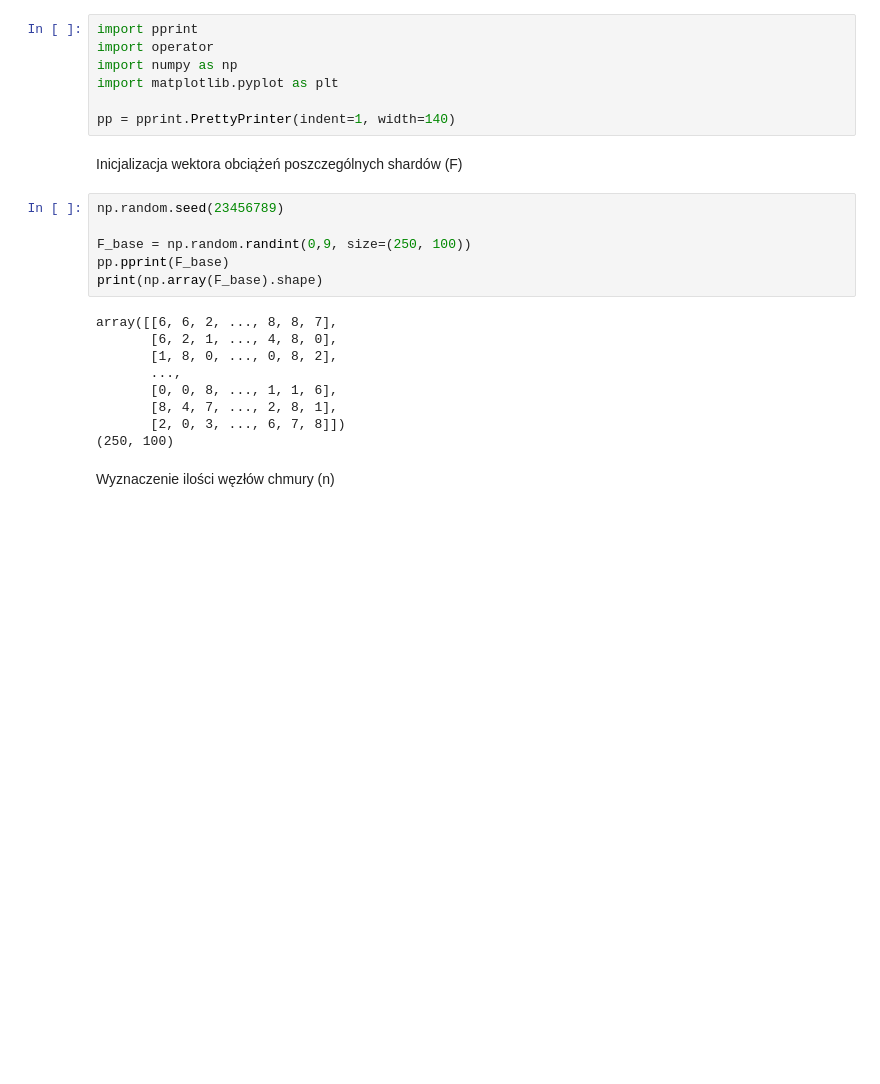
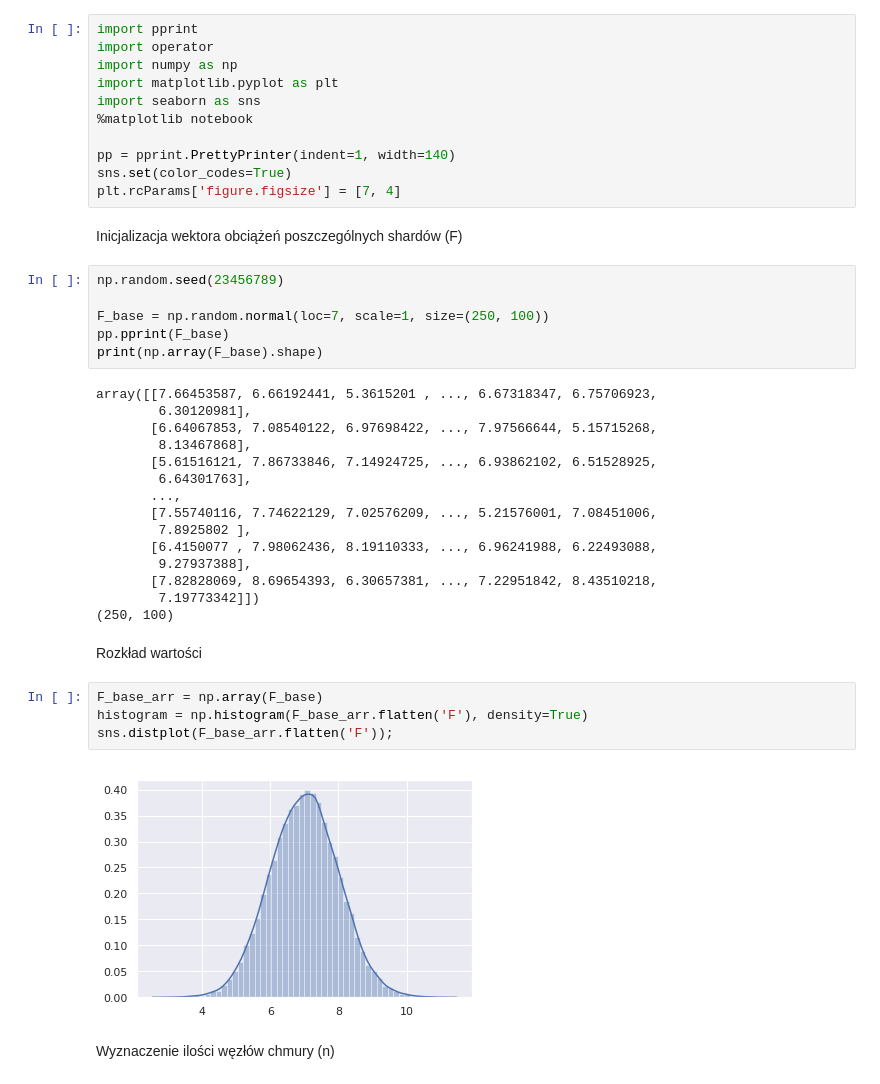
Before and after one commit to mszynka/PP___PBP, a Jupyter notebook: Notebook.ipynb, the cells around one changed output. Drawn from its saved outputs; the diff is of its cells as text; blank space fills up the shorter version.

Commit message:
Poprawione wykresy - wielkości i histogram danych wejściowych

```diff
--- a/Notebook.ipynb
+++ b/Notebook.ipynb
@@ -7,25 +7,43 @@ import pprint
 import operator
 import numpy as np
 import matplotlib.pyplot as plt
+import seaborn as sns
+%matplotlib notebook
 
 pp = pprint.PrettyPrinter(indent=1, width=140)
+sns.set(color_codes=True)
+plt.rcParams['figure.figsize'] = [7, 4]
 # %% [markdown]
 Inicjalizacja wektora obciążeń poszczególnych shardów (F)
 # %%
 np.random.seed(23456789)
 
-F_base = np.random.randint(0,9, size=(250, 100))
+F_base = np.random.normal(loc=7, scale=1, size=(250, 100))
 pp.pprint(F_base)
 print(np.array(F_base).shape)
 # %% [output]
-array([[6, 6, 2, ..., 8, 8, 7],
-       [6, 2, 1, ..., 4, 8, 0],
-       [1, 8, 0, ..., 0, 8, 2],
+array([[7.66453587, 6.66192441, 5.3615201 , ..., 6.67318347, 6.75706923,
+        6.30120981],
+       [6.64067853, 7.08540122, 6.97698422, ..., 7.97566644, 5.15715268,
+        8.13467868],
+       [5.61516121, 7.86733846, 7.14924725, ..., 6.93862102, 6.51528925,
+        6.64301763],
        ...,
-       [0, 0, 8, ..., 1, 1, 6],
-       [8, 4, 7, ..., 2, 8, 1],
-       [2, 0, 3, ..., 6, 7, 8]])
+       [7.55740116, 7.74622129, 7.02576209, ..., 5.21576001, 7.08451006,
+        7.8925802 ],
+       [6.4150077 , 7.98062436, 8.19110333, ..., 6.96241988, 6.22493088,
+        9.27937388],
+       [7.82828069, 8.69654393, 6.30657381, ..., 7.22951842, 8.43510218,
+        7.19773342]])
 (250, 100)
+# %% [markdown]
+Rozkład wartości
+# %%
+F_base_arr = np.array(F_base)
+histogram = np.histogram(F_base_arr.flatten('F'), density=True)
+sns.distplot(F_base_arr.flatten('F'));
+# %% [output]
+[figure, added]
 # %% [markdown]
 Wyznaczenie ilości węzłów chmury (n)
 # %%
```
Also changed, not shown: parts of 7 cells of this notebook, 2 other files.
